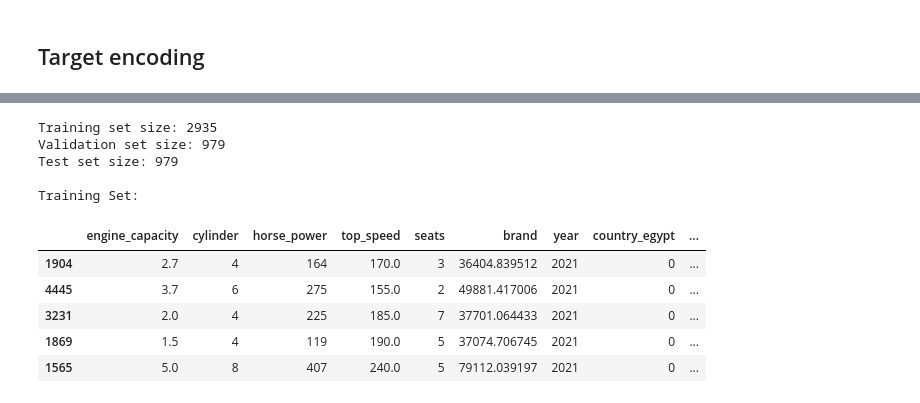
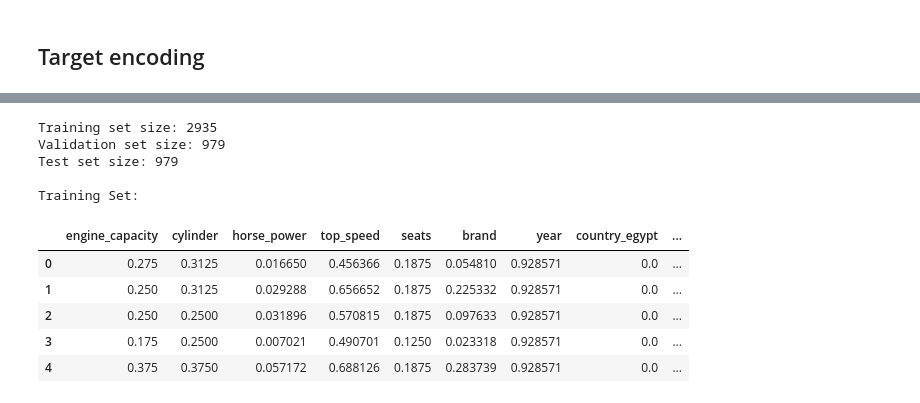
Before and after one commit to yazan6546/Regression-Analysis-and-Model-Selection, a Jupyter notebook: main.ipynb, the cells around one changed output, grey strips where cells are left out. Drawn from its saved outputs; the diff is of its cells as text; code cells hidden in the pictures.

```diff
--- a/main.ipynb
+++ b/main.ipynb
@@ -59,24 +63,31 @@ X_train, X_temp, y_train, y_temp = train_test_split(X, y, test_size=0.4, random_
 
 # Split the temporary set into validation (50% of temporary, i.e., 20% of total) and test (50% of temporary, i.e., 20% of total) sets with the same random_state
 X_val, X_test, y_val, y_test = train_test_split(X_temp, y_temp, test_size=0.5, random_state=42)
+# %%
+scaler = MinMaxScaler()
+X_train_scaled = scaler.fit_transform(X_train)
+X_test_scaled = scaler.transform(X_test)
+X_val_scaled = scaler.transform(X_val)
 # %%
 # Print the sizes of the resulting datasets
-print(f"Training set size: {(X_train.shape[0])}")
-print(f"Validation set size: {(X_val.shape[0])}")
-print(f"Test set size: {(X_test.shape[0])}")
+print(f"Training set size: {(X_train_scaled.shape[0])}")
+print(f"Validation set size: {(X_val_scaled.shape[0])}")
+print(f"Test set size: {(X_test_scaled.shape[0])}")
 
 # Optionally, print the datasets
 print("\nTraining Set:")
-X_train.head()
+X_train_scaled
+df_ok = pd.DataFrame(X_train_scaled, columns=X_train.columns)
+df_ok.head()
 # %% [output]
 Training set size: 2935
 Validation set size: 979
 Test set size: 979
 
 Training Set:
 |  | engine_capacity | cylinder | horse_power | top_speed | seats | brand | year | country_egypt | ... |
-| 1904 | 2.7 | 4 | 164 | 170.0 | 3 | 36404.839512 | 2021 | 0 | ... |
-| 4445 | 3.7 | 6 | 275 | 155.0 | 2 | 49881.417006 | 2021 | 0 | ... |
-| 3231 | 2.0 | 4 | 225 | 185.0 | 7 | 37701.064433 | 2021 | 0 | ... |
-| 1869 | 1.5 | 4 | 119 | 190.0 | 5 | 37074.706745 | 2021 | 0 | ... |
-| 1565 | 5.0 | 8 | 407 | 240.0 | 5 | 79112.039197 | 2021 | 0 | ... |
+| 0 | 0.275 | 0.3125 | 0.016650 | 0.456366 | 0.1875 | 0.054810 | 0.928571 | 0.0 | ... |
+| 1 | 0.250 | 0.3125 | 0.029288 | 0.656652 | 0.1875 | 0.225332 | 0.928571 | 0.0 | ... |
+| 2 | 0.250 | 0.2500 | 0.031896 | 0.570815 | 0.1875 | 0.097633 | 0.928571 | 0.0 | ... |
+| 3 | 0.175 | 0.2500 | 0.007021 | 0.490701 | 0.1250 | 0.023318 | 0.928571 | 0.0 | ... |
+| 4 | 0.375 | 0.3750 | 0.057172 | 0.688126 | 0.1875 | 0.283739 | 0.928571 | 0.0 | ... |
```
Also changed, not shown: parts of 11 cells of this notebook, 1 other file.
